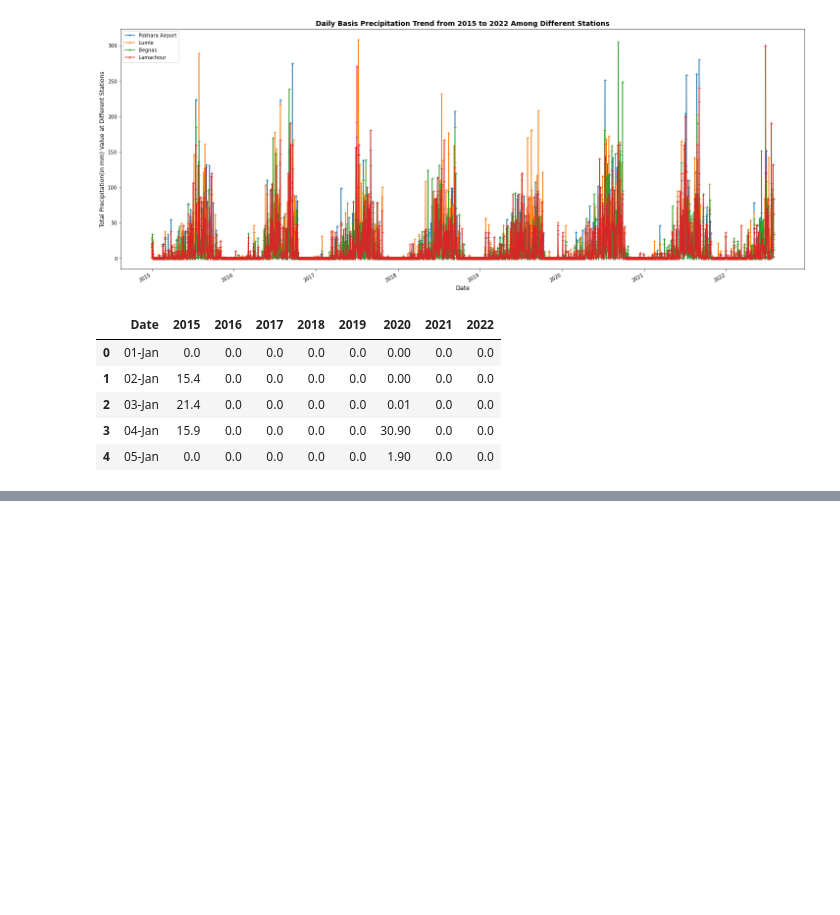
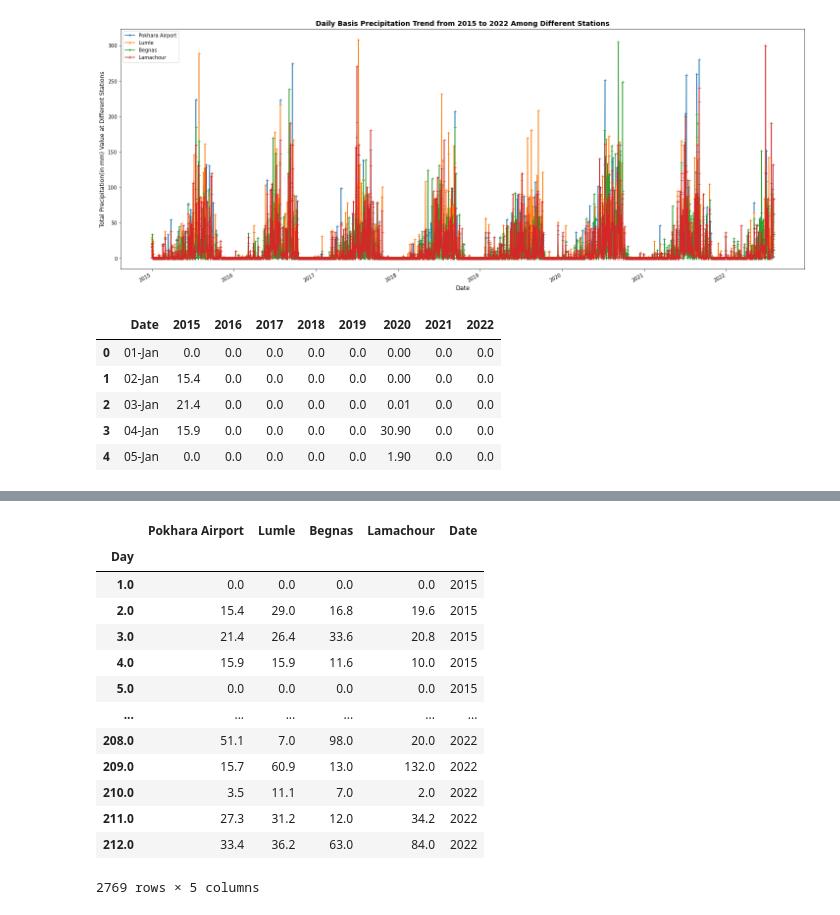
Before and after one commit to supathdhitalGEO/Weather-Forecasting, a Jupyter notebook: visualization/visualization.ipynb, the cells around one changed output, grey strips where cells are left out. Saved outputs shown, nothing was run; the diff lists cells and outputs as text; code cells hidden in the pictures; blank space fills up the shorter version.

```diff
--- a/visualization/visualization.ipynb
+++ b/visualization/visualization.ipynb
@@ -109 +110,20 @@ plt.savefig('./images/PokharaYearlyBasis.png',dpi=800)
 [figure]
+# %%
+#load dataset for the hue analysis
+DF=pd.read_csv('./CleanedPrecipitationHUE.csv')
+DF.set_index('Day')
+# %% [output]
+|  | Pokhara Airport | Lumle | Begnas | Lamachour | Date |
+| Day |  |  |  |  |  |
+| 1.0 | 0.0 | 0.0 | 0.0 | 0.0 | 2015 |
+| 2.0 | 15.4 | 29.0 | 16.8 | 19.6 | 2015 |
+| 3.0 | 21.4 | 26.4 | 33.6 | 20.8 | 2015 |
+| 4.0 | 15.9 | 15.9 | 11.6 | 10.0 | 2015 |
+| 5.0 | 0.0 | 0.0 | 0.0 | 0.0 | 2015 |
+| ... | ... | ... | ... | ... | ... |
+| 208.0 | 51.1 | 7.0 | 98.0 | 20.0 | 2022 |
+| 209.0 | 15.7 | 60.9 | 13.0 | 132.0 | 2022 |
+| 210.0 | 3.5 | 11.1 | 7.0 | 2.0 | 2022 |
+| 211.0 | 27.3 | 31.2 | 12.0 | 34.2 | 2022 |
+| 212.0 | 33.4 | 36.2 | 63.0 | 84.0 | 2022 |
+2769 rows × 5 columns
```
Also changed, not shown: parts of 2 cells of this notebook, 5 other files.
